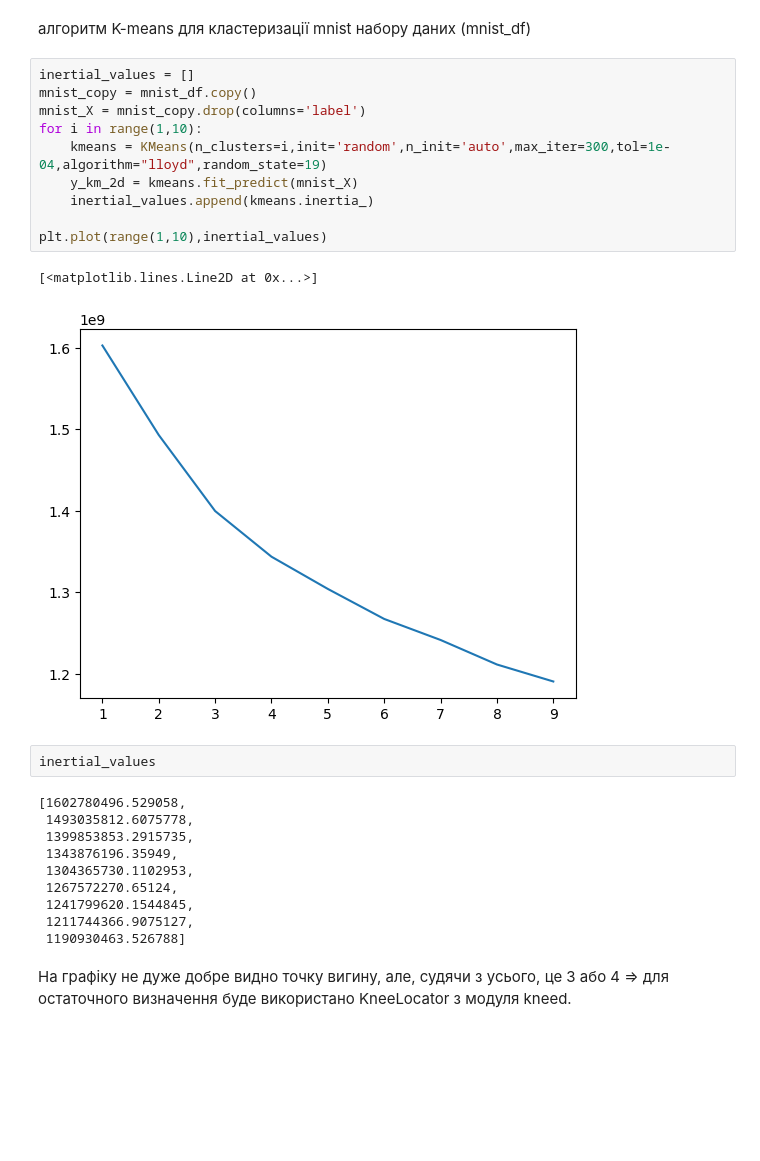
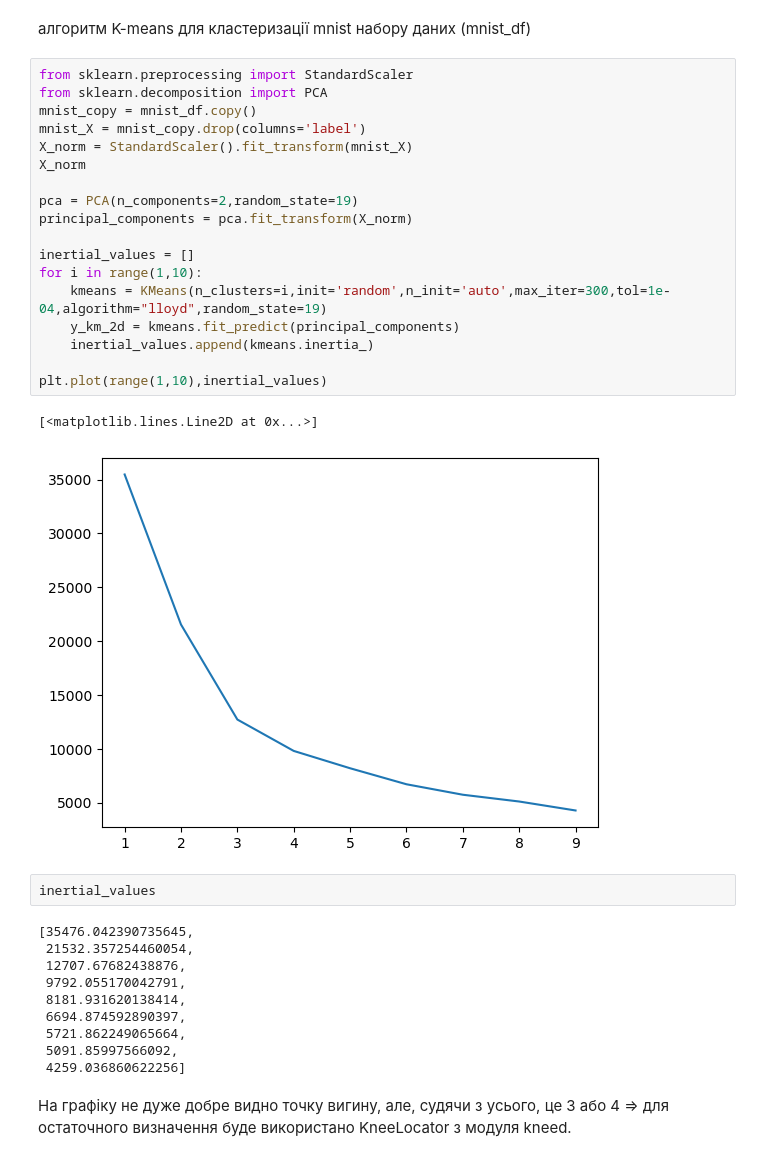
Before and after one commit to MaksimDar/data_science_homework, a Jupyter notebook: Hw6.ipynb, the cells around one changed output. Saved outputs shown, nothing was run; the diff lists cells and outputs as text; blank space fills up the shorter version.

```diff
--- a/Hw6.ipynb
+++ b/Hw6.ipynb
@@ -142,30 +142,38 @@ array([1, 0, 0, 0, 1, 0, 0, 0, 0, 0, 0, 0, 1, 0, 0, 0, 0, 0, 0, 0, 0, 0,
 # %% [markdown]
 алгоритм K-means для кластеризації mnist набору даних (mnist_df)
 # %%
-inertial_values = []
+from sklearn.preprocessing import StandardScaler
+from sklearn.decomposition import PCA
 mnist_copy = mnist_df.copy()
 mnist_X = mnist_copy.drop(columns='label')
+X_norm = StandardScaler().fit_transform(mnist_X)
+X_norm
+
+pca = PCA(n_components=2,random_state=19)
+principal_components = pca.fit_transform(X_norm)
+
+inertial_values = []
 for i in range(1,10):
     kmeans = KMeans(n_clusters=i,init='random',n_init='auto',max_iter=300,tol=1e-04,algorithm="lloyd",random_state=19)
-    y_km_2d = kmeans.fit_predict(mnist_X)
+    y_km_2d = kmeans.fit_predict(principal_components)
     inertial_values.append(kmeans.inertia_)
 
 plt.plot(range(1,10),inertial_values)
 # %% [output]
 [<matplotlib.lines.Line2D at 0x...>]
-[figure, old version]
+[figure, new version]
 # %%
 inertial_values
 # %% [output]
-[1602780496.529058,
- 1493035812.6075778,
- 1399853853.2915735,
- 1343876196.35949,
- 1304365730.1102953,
- 1267572270.65124,
- 1241799620.1544845,
- 1211744366.9075127,
- 1190930463.526788]
+[35476.042390735645,
+ 21532.357254460054,
+ 12707.67682438876,
+ 9792.055170042791,
+ 8181.931620138414,
+ 6694.874592890397,
+ 5721.862249065664,
+ 5091.85997566092,
+ 4259.036860622256]
 # %% [markdown]
 На графіку не дуже добре видно точку вигину, але, судячи з усього, це 3 або 4 => для остаточного визначення буде використано KneeLocator з модуля kneed.
 # %%
```
Also changed, not shown: parts of 3 cells of this notebook, 2 other files.
